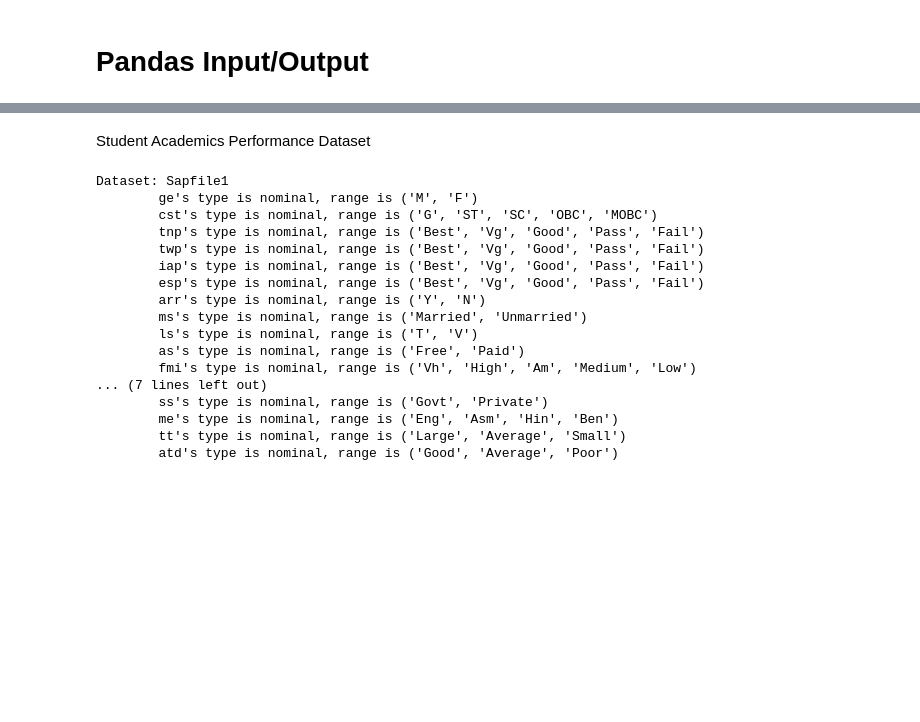
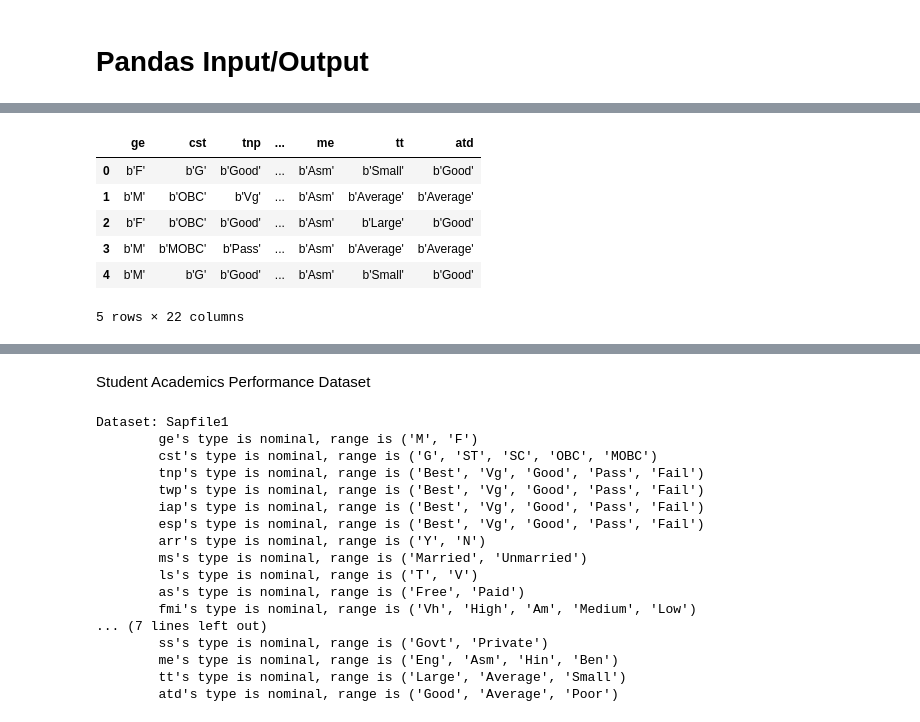
Before and after one commit to Goliath-Research/Introduction-to-Data-Science, a Jupyter notebook: 04-Introduction to Pandas/06-Input-Output.ipynb, the cells around one changed output, grey strips where cells are left out. Cells and saved outputs as stored; diff of their text form; code cells hidden in the pictures; blank space fills up the shorter version.

```diff
--- a/04-Introduction to Pandas/06-Input-Output.ipynb
+++ b/04-Introduction to Pandas/06-Input-Output.ipynb
@@ -105,0 +108,5 @@ dfcar.head()
+# %%
+stAcademic_url = "https://archive.ics.uci.edu/ml/machine-learning-databases/00467/Sapfile1.arff"
+resp = urllib.request.urlopen(stAcademic_url)
+# %%
+data, meta = loadarff(StringIO(resp.read().decode('utf-8')))
@@ -105,0 +134,12 @@ dfcar.head()
+# %%
+columns_name = list(meta._attributes.keys())
+df_st = pd.DataFrame(data, columns=columns_name)
+df_st.head()
+# %% [output]
+|  | ge | cst | tnp | ... | me | tt | atd |
+| 0 | b'F' | b'G' | b'Good' | ... | b'Asm' | b'Small' | b'Good' |
+| 1 | b'M' | b'OBC' | b'Vg' | ... | b'Asm' | b'Average' | b'Average' |
+| 2 | b'F' | b'OBC' | b'Good' | ... | b'Asm' | b'Large' | b'Good' |
+| 3 | b'M' | b'MOBC' | b'Pass' | ... | b'Asm' | b'Average' | b'Average' |
+| 4 | b'M' | b'G' | b'Good' | ... | b'Asm' | b'Small' | b'Good' |
+5 rows × 22 columns
```
Also changed, not shown: parts of 40 cells of this notebook, 1 other file.
